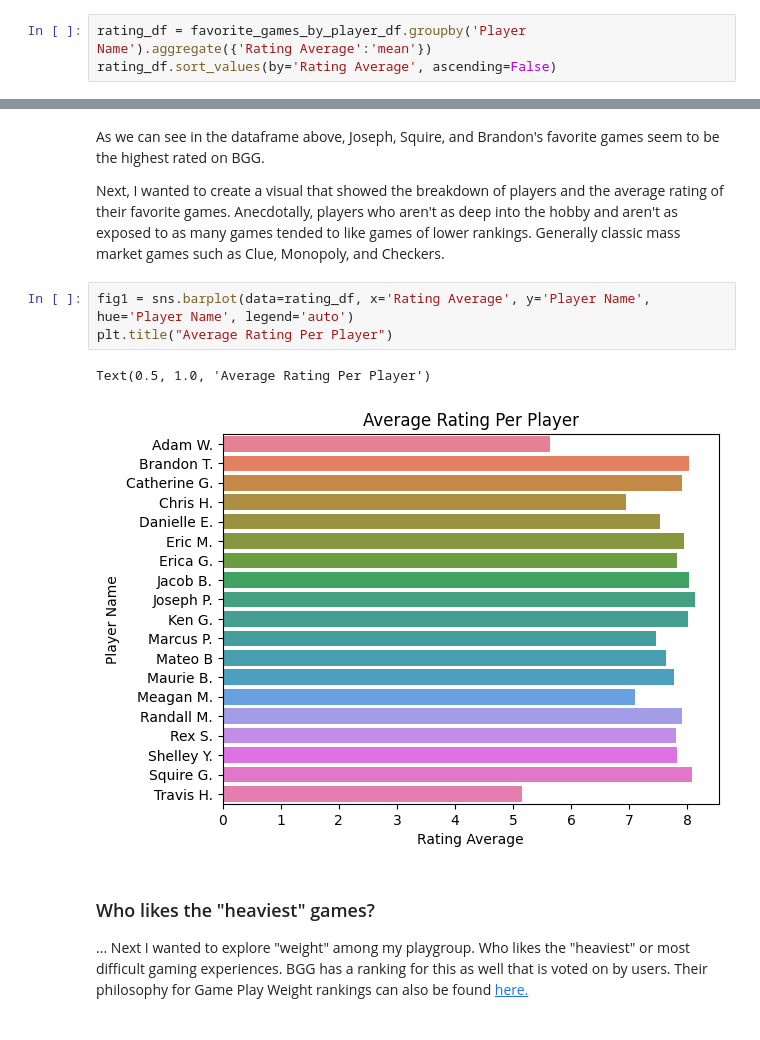
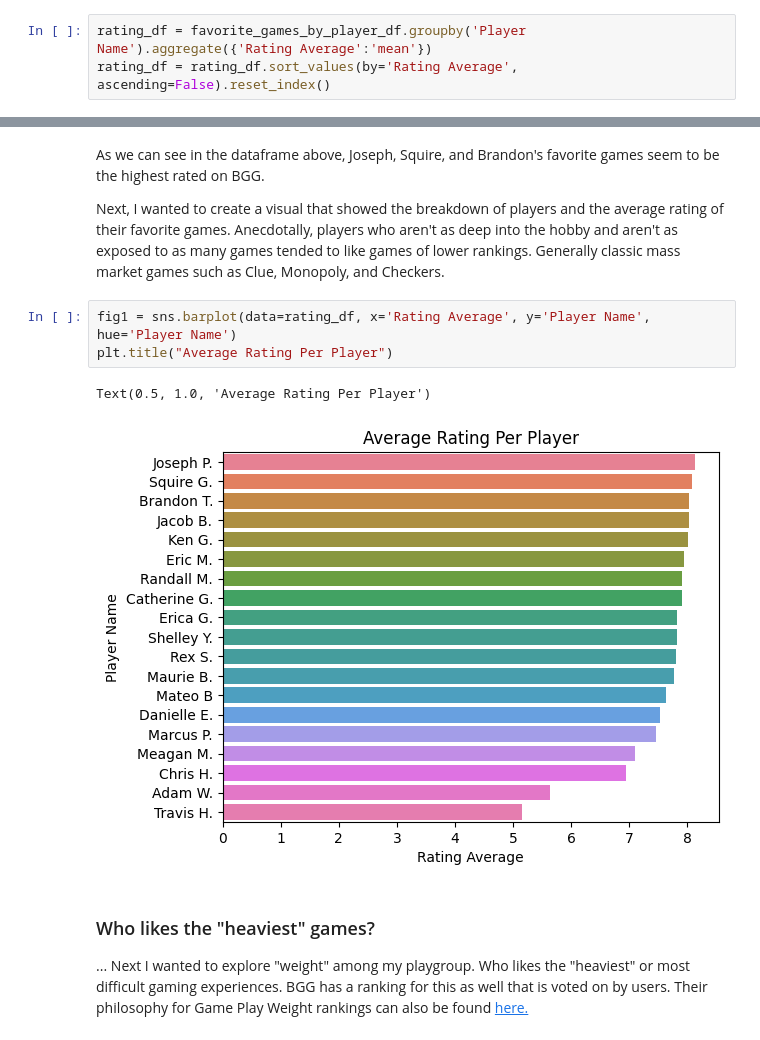
Before and after one commit to SquireGreene/CodeYou---Board-Game-Project, a Jupyter notebook: DataInvestigation.ipynb, the cells around one changed output, grey strips where cells are left out. Drawn from its saved outputs; the diff is of its cells as text.

```diff
--- a/DataInvestigation.ipynb
+++ b/DataInvestigation.ipynb
@@ -45,4 +44,4 @@ favorite_games_by_player_df.head()
 My first data exploration was a simple one. BoardGameGeek.com, or BGG moving forward, allows players to rate board games they have played and then aggregates these ratings to create a Rating Average that appears on their website. Their philosophy for how these ratings are calculated can be found [here.](https://boardgamegeek.com/wiki/page/ratings)
 # %%
 rating_df = favorite_games_by_player_df.groupby('Player Name').aggregate({'Rating Average':'mean'})
-rating_df.sort_values(by='Rating Average', ascending=False)
+rating_df = rating_df.sort_values(by='Rating Average', ascending=False).reset_index()
@@ -71,11 +51,11 @@ As we can see in the dataframe above, Joseph, Squire, and Brandon's favorite gam
 
 Next, I wanted to create a visual that showed the breakdown of players and the average rating of their favorite games. Anecdotally, players who aren't as deep into the hobby and aren't as exposed to as many games tended to like games of lower rankings. Generally classic mass market games such as Clue, Monopoly, and Checkers.
 # %%
-fig1 = sns.barplot(data=rating_df, x='Rating Average', y='Player Name', hue='Player Name', legend='auto')
+fig1 = sns.barplot(data=rating_df, x='Rating Average', y='Player Name', hue='Player Name')
 plt.title("Average Rating Per Player")
 # %% [output]
 Text(0.5, 1.0, 'Average Rating Per Player')
-[figure, old version]
+[figure, new version]
 # %% [markdown]
 ### Who likes the "heaviest" games?
 ...
```
Also changed, not shown: parts of 22 cells of this notebook, 3 other files.
